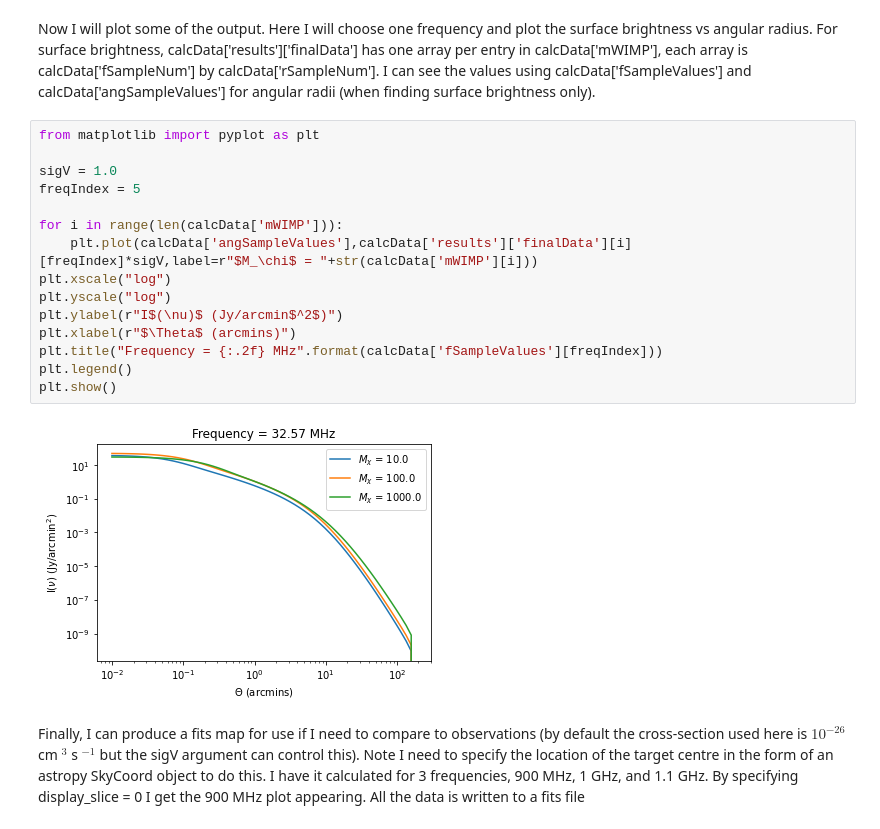
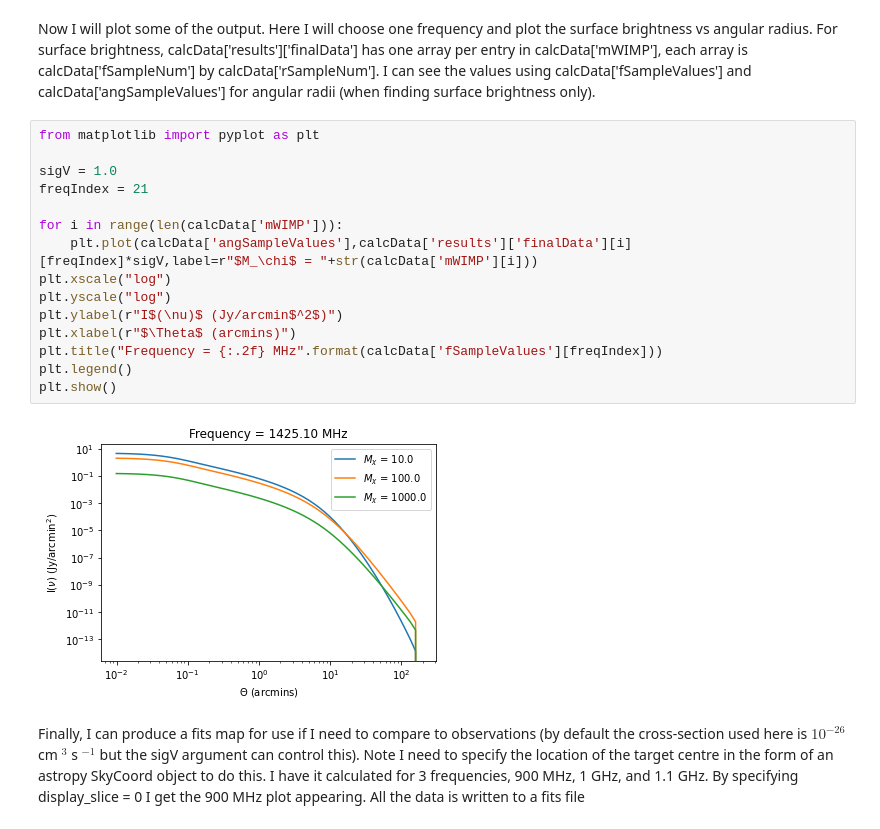
Before and after one commit to Hyperthetical/DarkMatters, a Jupyter notebook: example_coma_cluster.ipynb, the cells around one changed output. Drawn from its saved outputs; the diff is of its cells as text.

```diff
--- a/example_coma_cluster.ipynb
+++ b/example_coma_cluster.ipynb
@@ -66,20 +63,20 @@ Now I will plot some of the output. Here I will choose one frequency and plot th
 # %%
 from matplotlib import pyplot as plt
 
 sigV = 1.0
-freqIndex = 5
+freqIndex = 21
 
 for i in range(len(calcData['mWIMP'])):
     plt.plot(calcData['angSampleValues'],calcData['results']['finalData'][i][freqIndex]*sigV,label=r"$M_\chi$ = "+str(calcData['mWIMP'][i]))
 plt.xscale("log")
 plt.yscale("log")
 plt.ylabel(r"I$(\nu)$ (Jy/arcmin$^2$)")
 plt.xlabel(r"$\Theta$ (arcmins)")
 plt.title("Frequency = {:.2f} MHz".format(calcData['fSampleValues'][freqIndex]))
 plt.legend()
 plt.show()
 # %% [output]
-[figure, old version]
+[figure, new version]
 # %% [markdown]
 Finally, I can produce a fits map for use if I need to compare to observations (by default the cross-section used here is $10^{-26}$ cm $^3$ s $^{-1}$ but the sigV argument can control this). Note I need to specify the location of the target centre in the form of an astropy SkyCoord object to do this. I have it calculated for 3 frequencies, 900 MHz, 1 GHz, and 1.1 GHz. By specifying display_slice = 0 I get the 900 MHz plot appearing. All the data is written to a fits file
 # %%
```
Also changed, not shown: parts of 4 cells of this notebook, 6 other files.
